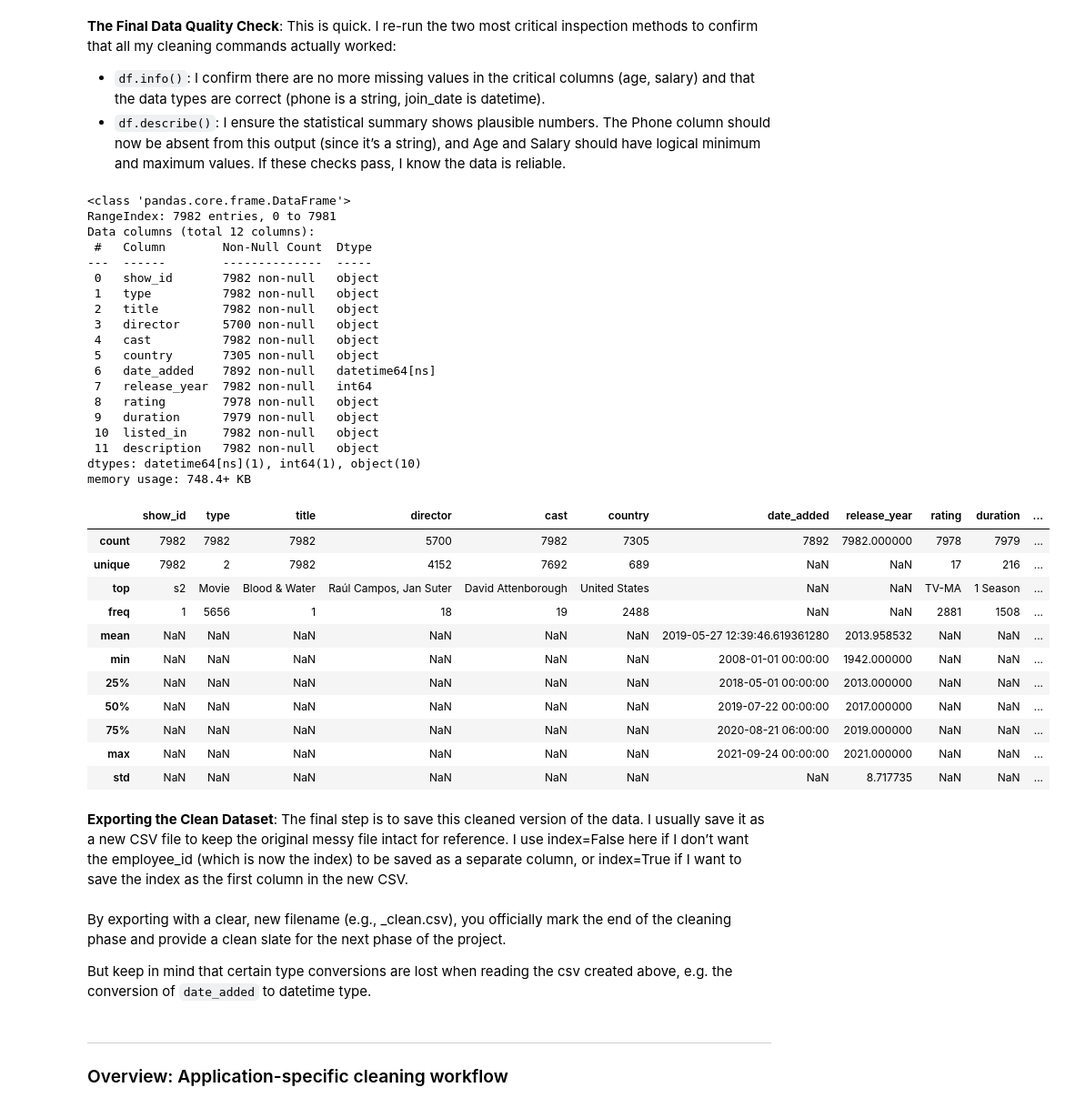
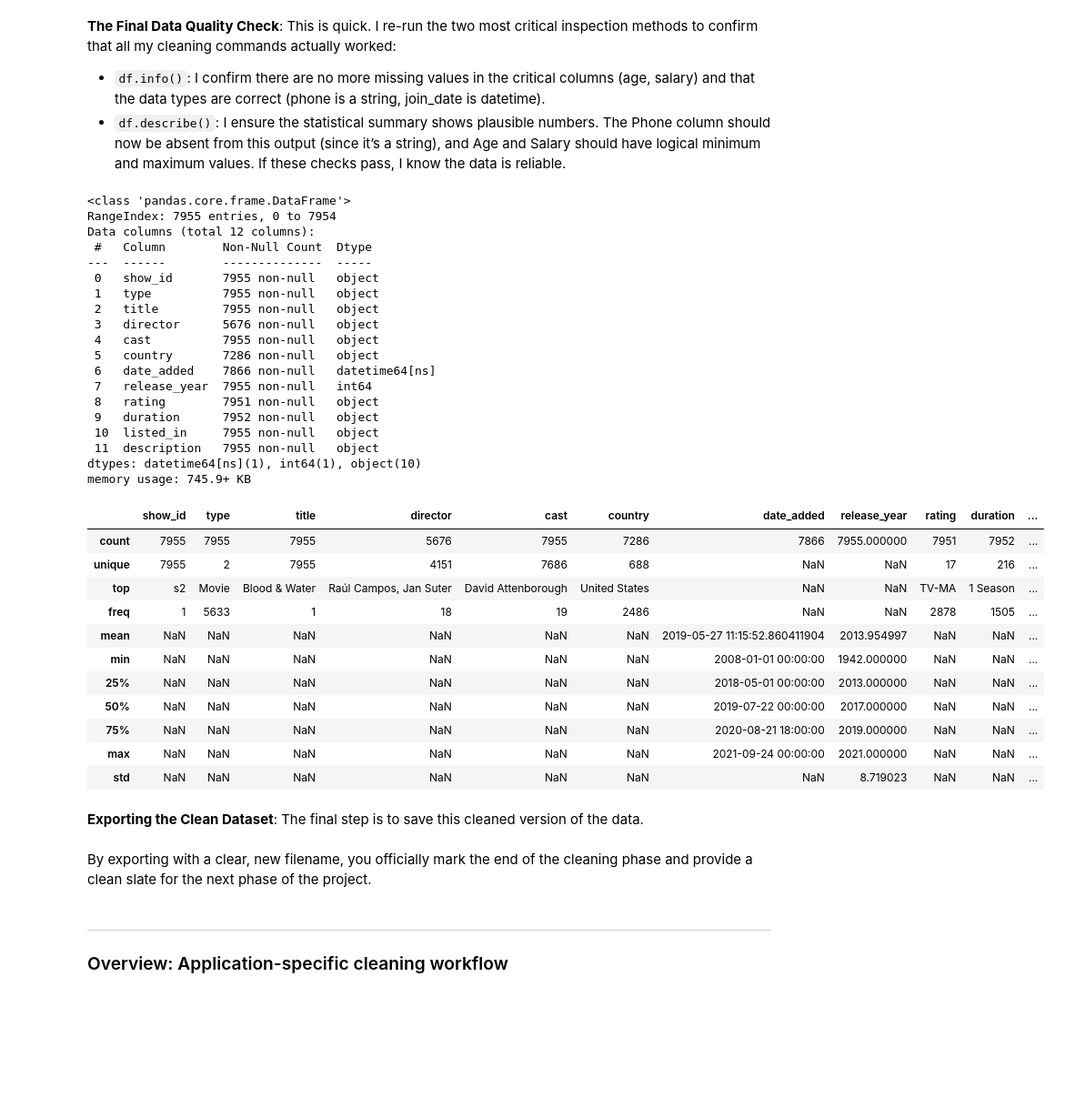
Before and after one commit to nluttenberger/methods_26, a Jupyter notebook: 062-Pandas-Clean_up.ipynb, the cells around one changed output. Shown at 91% size. Saved outputs shown, nothing was run; the diff lists cells and outputs as text; code cells hidden in the pictures; blank space fills up the shorter version.

```diff
--- a/062-Pandas-Clean_up.ipynb
+++ b/062-Pandas-Clean_up.ipynb
@@ -251,8 +278,8 @@ df.head()
 # %% [markdown]
 We revert the last step.
 # %%
-df = df.reset_index()
-df.head()
+df_dedup = df_dedup.reset_index()
+df_dedup.head()
 # %% [markdown]
 **Handling Missing Values**:
 Finally, we address the gaps revealed by `df.info()`:
@@ -283,7 +310,7 @@ We remove rows with missing `cast` values. Thus, we get rid of 825 rows.
 # %%
 # Removal: Drop rows missing values for 'cast'
-df = df.dropna(subset=['cast'])
-df = df.reset_index(drop=True)
-print(f"Rows after dropping missing cast values: {len(df)}\n")
-df.info()
+df_dedup = df_dedup.dropna(subset=['cast'])
+df_dedup = df_dedup.reset_index(drop=True)
+print(f"Rows after dropping missing cast values: {len(df_dedup)}\n")
+df_dedup.info()
 # %% [output]
@@ -334,10 +361,10 @@ There certainly is a problem with the `rating` column, as the example shows: `ra
 The `date_added` column is usually read in as a string (object) type, which makes time-series analysis impossible. This means we have to convert it to a proper Pandas datetime object.
 `pd.to_datetime()` is the core function. we use `errors='coerce'` as a safety net; if Pandas can’t parse a date, it converts that value to NaT (Not a Time), which is a clean null value, preventing the whole operation from crashing.
 # %%
-print(df['date_added'].head())
+print(df_dedup['date_added'].head())
 # Convert the date_added column to datetime objects
-df['date_added'] = pd.to_datetime(df['date_added'], format='%B %d, %Y', errors='coerce')
-df['date_added'].head()
+df_dedup['date_added'] = pd.to_datetime(df_dedup['date_added'], format='%B %d, %Y', errors='coerce')
+df_dedup['date_added'].head()
 # %% [output]
 0    September 24, 2021
 1    September 24, 2021
@@ -372,7 +399,7 @@ df[df['cast'].str.contains('$$', na=False, regex=False)]
 # %% [markdown]
 Replace by 'ss'.
 # %%
-df['cast'] = df['cast'].str.replace('$$', 'ss', regex=False)
+df_dedup['cast'] = df_dedup['cast'].str.replace('$$', 'ss', regex=False)
 # %% [markdown]
 ---
 
@@ -387,43 +414,43 @@ This is quick. I re-run the two most critical inspection methods to confirm that
 - `df.describe()`: I ensure the statistical summary shows plausible numbers. The Phone column should now be absent from this output (since it’s a string), and Age and Salary should have logical minimum and maximum values.
 If these checks pass, I know the data is reliable.
 # %%
-df.info()
+df_dedup.info()
 # %% [output]
 <class 'pandas.core.frame.DataFrame'>
-RangeIndex: 7982 entries, 0 to 7981
+RangeIndex: 7955 entries, 0 to 7954
 Data columns (total 12 columns):
  #   Column        Non-Null Count  Dtype
 ---  ------        --------------  -----
- 0   show_id       7982 non-null   object
- 1   type          7982 non-null   object
- 2   title         7982 non-null   object
- 3   director      5700 non-null   object
- 4   cast          7982 non-null   object
- 5   country       7305 non-null   object
- 6   date_added    7892 non-null   datetime64[ns]
- 7   release_year  7982 non-null   int64
- 8   rating        7978 non-null   object
- 9   duration      7979 non-null   object
- 10  listed_in     7982 non-null   object
- 11  description   7982 non-null   object
+ 0   show_id       7955 non-null   object
+ 1   type          7955 non-null   object
+ 2   title         7955 non-null   object
+ 3   director      5676 non-null   object
+ 4   cast          7955 non-null   object
+ 5   country       7286 non-null   object
+ 6   date_added    7866 non-null   datetime64[ns]
+ 7   release_year  7955 non-null   int64
+ 8   rating        7951 non-null   object
+ 9   duration      7952 non-null   object
+ 10  listed_in     7955 non-null   object
+ 11  description   7955 non-null   object
 dtypes: datetime64[ns](1), int64(1), object(10)
-memory usage: 748.4+ KB
+memory usage: 745.9+ KB
 # %%
-df.describe(include='all')
+df_dedup.describe(include='all')
 # %% [output]
 |  | show_id | type | title | director | cast | country | date_added | release_year | rating | duration | ... |
-| count | 7982 | 7982 | 7982 | 5700 | 7982 | 7305 | 7892 | 7982.000000 | 7978 | 7979 | ... |
-| unique | 7982 | 2 | 7982 | 4152 | 7692 | 689 | NaN | NaN | 17 | 216 | ... |
+| count | 7955 | 7955 | 7955 | 5676 | 7955 | 7286 | 7866 | 7955.000000 | 7951 | 7952 | ... |
+| unique | 7955 | 2 | 7955 | 4151 | 7686 | 688 | NaN | NaN | 17 | 216 | ... |
 | top | s2 | Movie | Blood & Water | Raúl Campos, Jan Suter | David Attenborough | United States | NaN | NaN | TV-MA | 1 Season | ... |
-| freq | 1 | 5656 | 1 | 18 | 19 | 2488 | NaN | NaN | 2881 | 1508 | ... |
-| mean | NaN | NaN | NaN | NaN | NaN | NaN | 2019-05-27 12:39:46.619361280 | 2013.958532 | NaN | NaN | ... |
+| freq | 1 | 5633 | 1 | 18 | 19 | 2486 | NaN | NaN | 2878 | 1505 | ... |
+| mean | NaN | NaN | NaN | NaN | NaN | NaN | 2019-05-27 11:15:52.860411904 | 2013.954997 | NaN | NaN | ... |
 | min | NaN | NaN | NaN | NaN | NaN | NaN | 2008-01-01 00:00:00 | 1942.000000 | NaN | NaN | ... |
 | 25% | NaN | NaN | NaN | NaN | NaN | NaN | 2018-05-01 00:00:00 | 2013.000000 | NaN | NaN | ... |
 | 50% | NaN | NaN | NaN | NaN | NaN | NaN | 2019-07-22 00:00:00 | 2017.000000 | NaN | NaN | ... |
-| 75% | NaN | NaN | NaN | NaN | NaN | NaN | 2020-08-21 06:00:00 | 2019.000000 | NaN | NaN | ... |
+| 75% | NaN | NaN | NaN | NaN | NaN | NaN | 2020-08-21 18:00:00 | 2019.000000 | NaN | NaN | ... |
 | max | NaN | NaN | NaN | NaN | NaN | NaN | 2021-09-24 00:00:00 | 2021.000000 | NaN | NaN | ... |
-| std | NaN | NaN | NaN | NaN | NaN | NaN | NaN | 8.717735 | NaN | NaN | ... |
+| std | NaN | NaN | NaN | NaN | NaN | NaN | NaN | 8.719023 | NaN | NaN | ... |
 # %% [markdown]
 **Exporting the Clean Dataset**:
-The final step is to save this cleaned version of the data. I usually save it as a new CSV file to keep the original messy file intact for reference. I use index=False here if I don’t want the employee_id (which is now the index) to be saved as a separate column, or index=True if I want to save the index as the first column in the new CSV.
+The final step is to save this cleaned version of the data.
 # %%
@@ -433,7 +459,5 @@ df.to_csv('datasets/Netflix Streaming Data/Netflix Streaming Data-Cleaned.csv',
 # %% [markdown]
-By exporting with a clear, new filename (e.g., _clean.csv), you officially mark the end of the cleaning phase and provide a clean slate for the next phase of the project.
-
-But keep in mind that certain type conversions are lost when reading the csv created above, e.g. the conversion of `date_added` to datetime type.
+By exporting with a clear, new filename, you officially mark the end of the cleaning phase and provide a clean slate for the next phase of the project.
 # %% [markdown]
 ---
 
```
Also changed, not shown: parts of 30 cells of this notebook, 6 other files.
